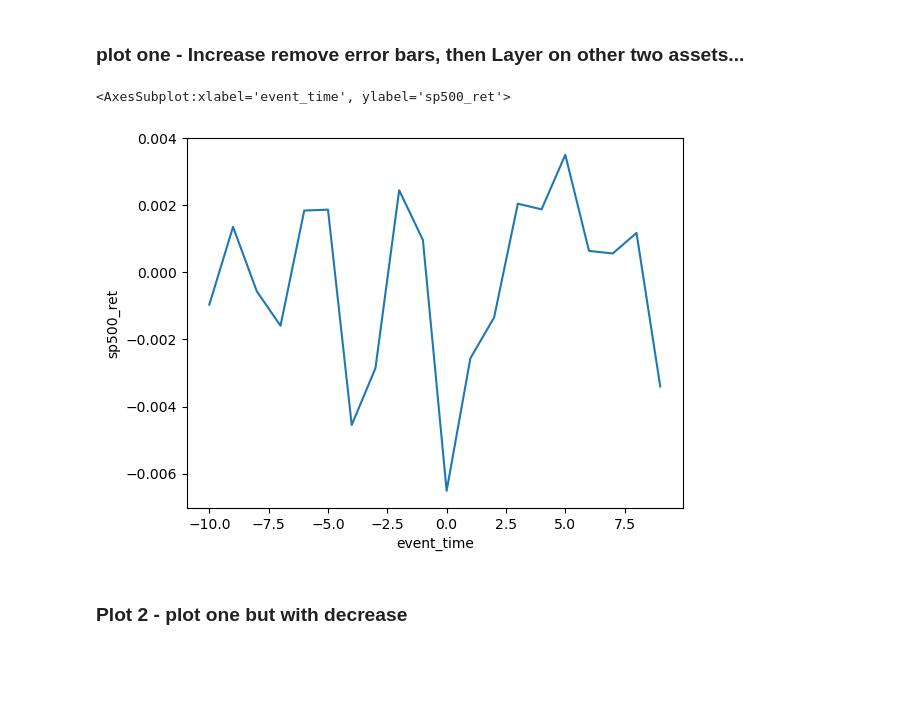
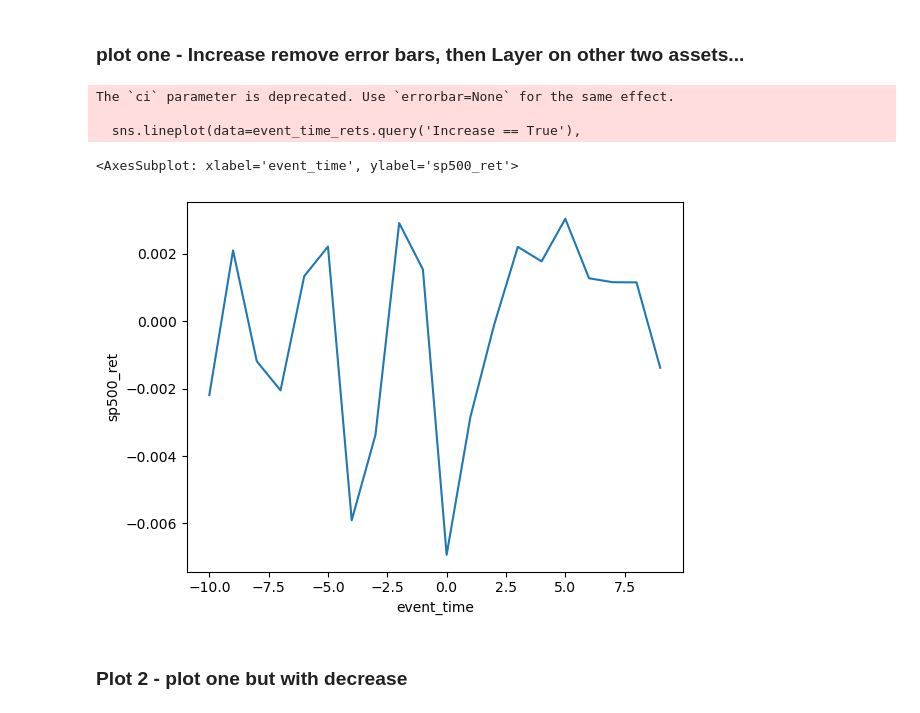
Before and after one commit to mab923/finalteamproject, a Jupyter notebook: do_not_touch.ipynb, the cells around one changed output. Cells and saved outputs as stored; diff of their text form; code cells hidden in the pictures; blank space fills up the shorter version.

```diff
--- a/do_not_touch.ipynb
+++ b/do_not_touch.ipynb
@@ -211,13 +211,16 @@ Figures:
 # %% [markdown]
 ### plot one - Increase remove error bars, then Layer on other two assets...
 # %%
-sns.lineplot(data=event_time_rets,
+sns.lineplot(data=event_time_rets.query('Increase == True'),
              x='event_time',
              y='sp500_ret',
              ci = None)
 # %% [output]
-<AxesSubplot:xlabel='event_time', ylabel='sp500_ret'>
+The `ci` parameter is deprecated. Use `errorbar=None` for the same effect.
+
+  sns.lineplot(data=event_time_rets.query('Increase == True'),
+<AxesSubplot: xlabel='event_time', ylabel='sp500_ret'>
-[figure, old version]
+[figure, new version]
 # %% [markdown]
 ### Plot 2 - plot one but with  decrease
 # %%
```
